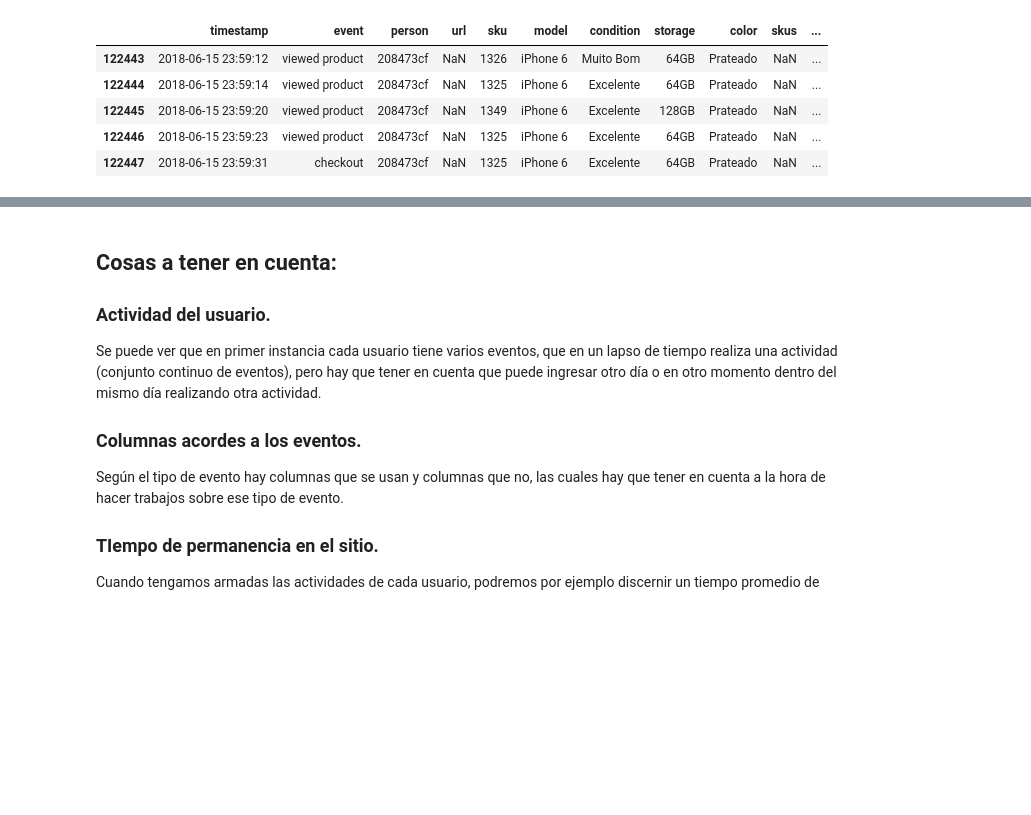
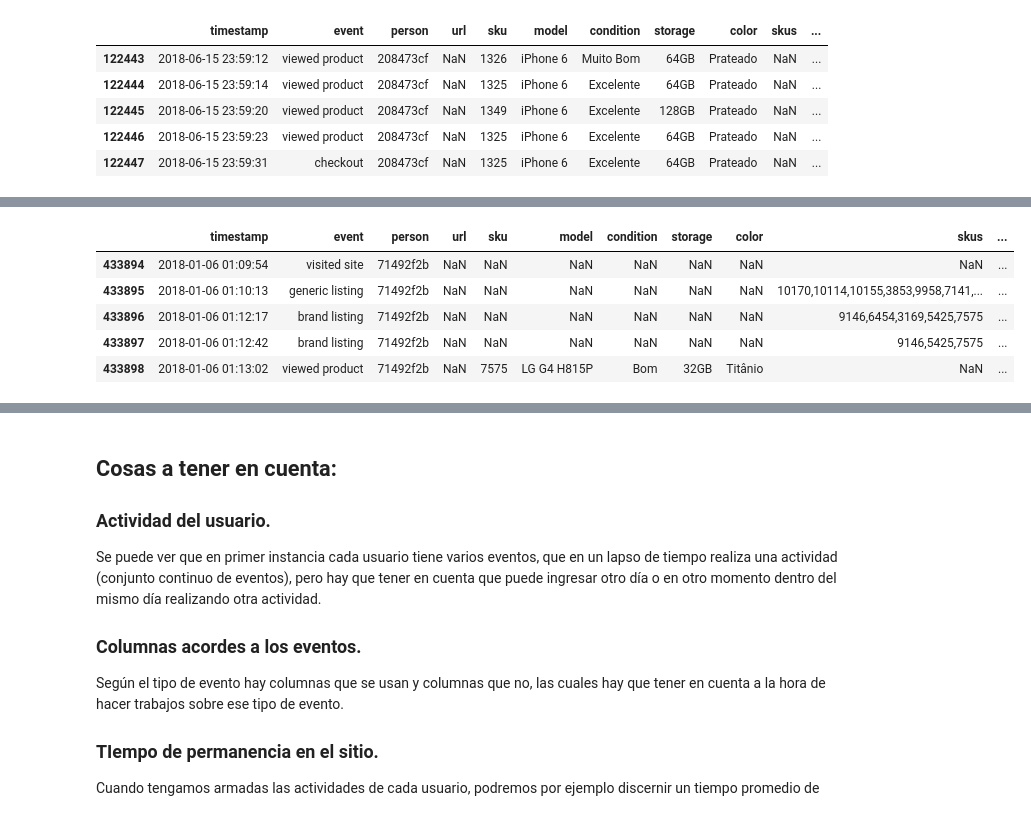
Before and after one commit to asilvestri2020/7506_2C2018, a Jupyter notebook: TP1/Borrador_TP1.ipynb, the cells around one changed output, grey strips where cells are left out. Cells and saved outputs as stored; diff of their text form; code cells hidden in the pictures; blank space fills up the shorter version.

```diff
--- a/TP1/Borrador_TP1.ipynb
+++ b/TP1/Borrador_TP1.ipynb
@@ -233,0 +341,12 @@ eventos['timestamp'] = pd.to_datetime(eventos['timestamp'], infer_datetime_forma
+# %%
+
+## SOLO NOS QUEDAMOS CON AQUELLAS FILAS QUE TIENEN VALOR.
+granusuario = vendidos.loc[eventos['vendidos'] == '71492f2b']
+granusuario.sort_values(by=['timestamp'], ascending=True).head()
+# %% [output]
+|  | timestamp | event | person | url | sku | model | condition | storage | color | skus | ... |
+| 433894 | 2018-01-06 01:09:54 | visited site | 71492f2b | NaN | NaN | NaN | NaN | NaN | NaN | NaN | ... |
+| 433895 | 2018-01-06 01:10:13 | generic listing | 71492f2b | NaN | NaN | NaN | NaN | NaN | NaN | 10170,10114,10155,3853,9958,7141,... | ... |
+| 433896 | 2018-01-06 01:12:17 | brand listing | 71492f2b | NaN | NaN | NaN | NaN | NaN | NaN | 9146,6454,3169,5425,7575 | ... |
+| 433897 | 2018-01-06 01:12:42 | brand listing | 71492f2b | NaN | NaN | NaN | NaN | NaN | NaN | 9146,5425,7575 | ... |
+| 433898 | 2018-01-06 01:13:02 | viewed product | 71492f2b | NaN | 7575 | LG G4 H815P | Bom | 32GB | Titânio | NaN | ... |
```
Also changed, not shown: parts of 12 cells of this notebook, 1 other file.
